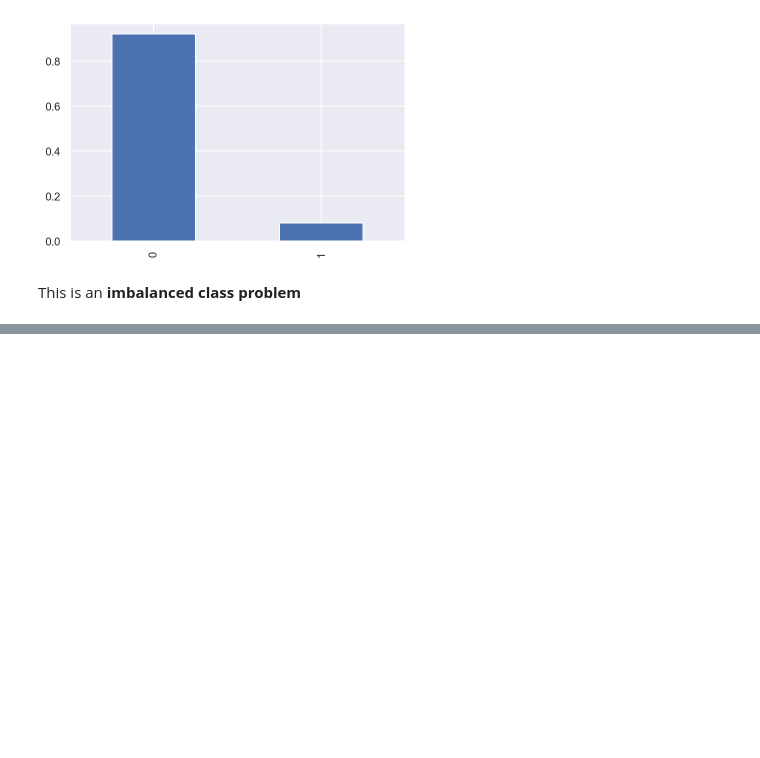
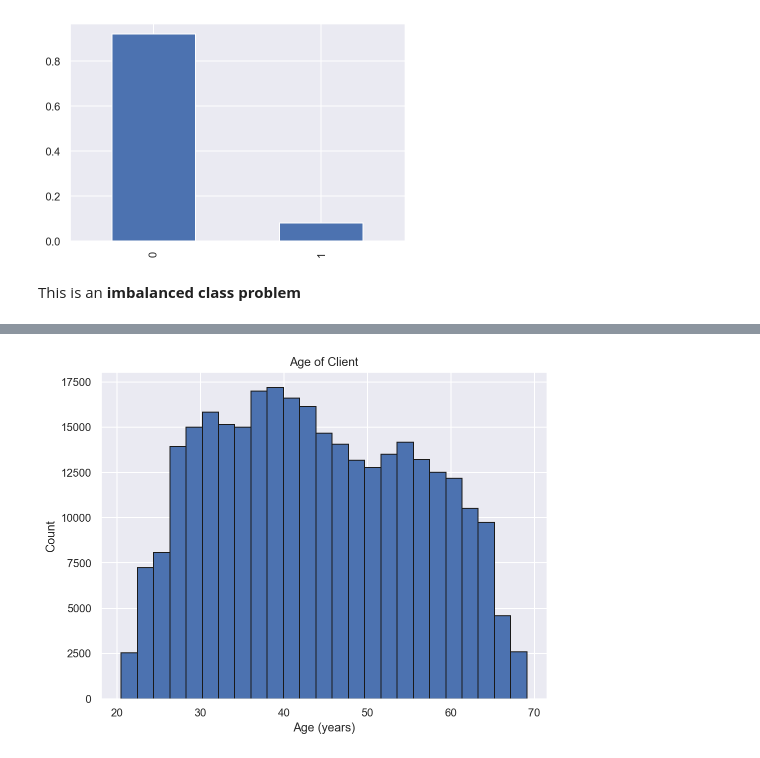
Before and after one commit to luongtruong77/classification-loan-default-risk-detection, a Jupyter notebook: notebooks/Test.ipynb, the cells around one changed output, grey strips where cells are left out. Drawn from its saved outputs; the diff is of its cells as text; code cells hidden in the pictures; blank space fills up the shorter version.

```diff
--- a/notebooks/Test.ipynb
+++ b/notebooks/Test.ipynb
@@ -128,0 +386,7 @@ This is an **imbalanced class problem**
+# %%
+# Plot the distribution of ages in years
+plt.figure(figsize = (8, 6))
+plt.hist(app_train['DAYS_BIRTH'] / -365, edgecolor = 'k', bins = 25)
+plt.title('Age of Client'); plt.xlabel('Age (years)'); plt.ylabel('Count');
+# %% [output]
+[figure, added]
```
Also changed, not shown: parts of 68 cells of this notebook.
